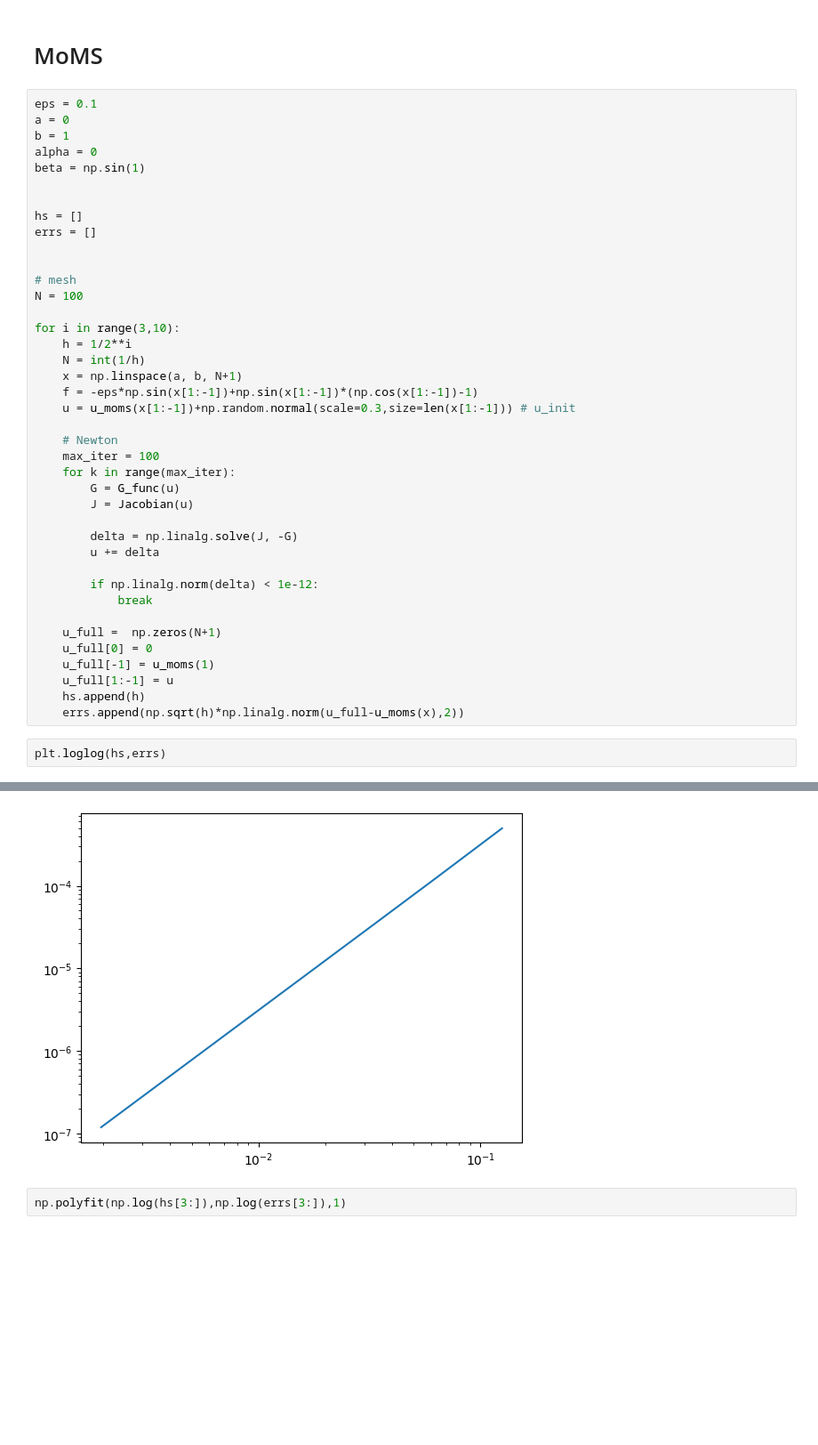
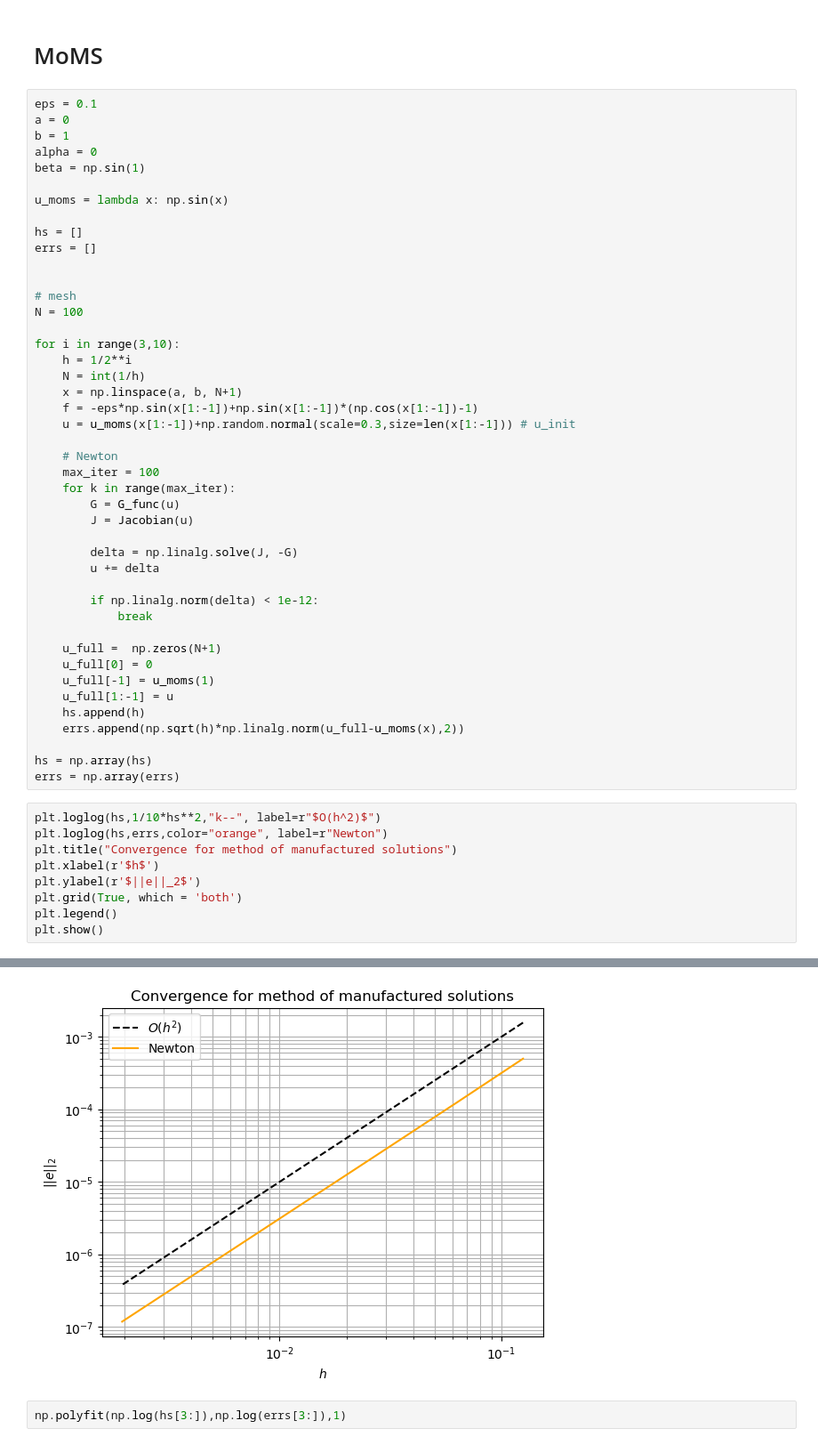
Before and after one commit to Maastrup/02687-SciFi-Computing, a Jupyter notebook: Assignment 1/Newton iter.ipynb, the cells around one changed output, grey strips where cells are left out. Shown at 89% size. Cells and saved outputs as stored; diff of their text form; blank space fills up the shorter version.

```diff
--- a/Assignment 1/Newton iter.ipynb
+++ b/Assignment 1/Newton iter.ipynb
@@ -307,6 +307,7 @@ b = 1
 alpha = 0
 beta = np.sin(1)
 
+u_moms = lambda x: np.sin(x)
 
 hs = []
 errs = []
@@ -340,6 +341,16 @@ for i in range(3,10):
     u_full[1:-1] = u
     hs.append(h)
     errs.append(np.sqrt(h)*np.linalg.norm(u_full-u_moms(x),2))
+
+hs = np.array(hs)
+errs = np.array(errs)
 # %%
-plt.loglog(hs,errs)
+plt.loglog(hs,1/10*hs**2,"k--", label=r"$O(h^2)$")
+plt.loglog(hs,errs,color="orange", label=r"Newton")
+plt.title("Convergence for method of manufactured solutions")
+plt.xlabel(r'$h$')
+plt.ylabel(r'$||e||_2$')
+plt.grid(True, which = 'both')
+plt.legend()
+plt.show()
 # %% [output]
@@ -347,4 +357,4 @@ plt.loglog(hs,errs)
-[figure, old version]
+[figure, new version]
 # %%
 np.polyfit(np.log(hs[3:]),np.log(errs[3:]),1)
 # %% [output]
```
Also changed, not shown: parts of 3 cells of this notebook, 1 other file.
